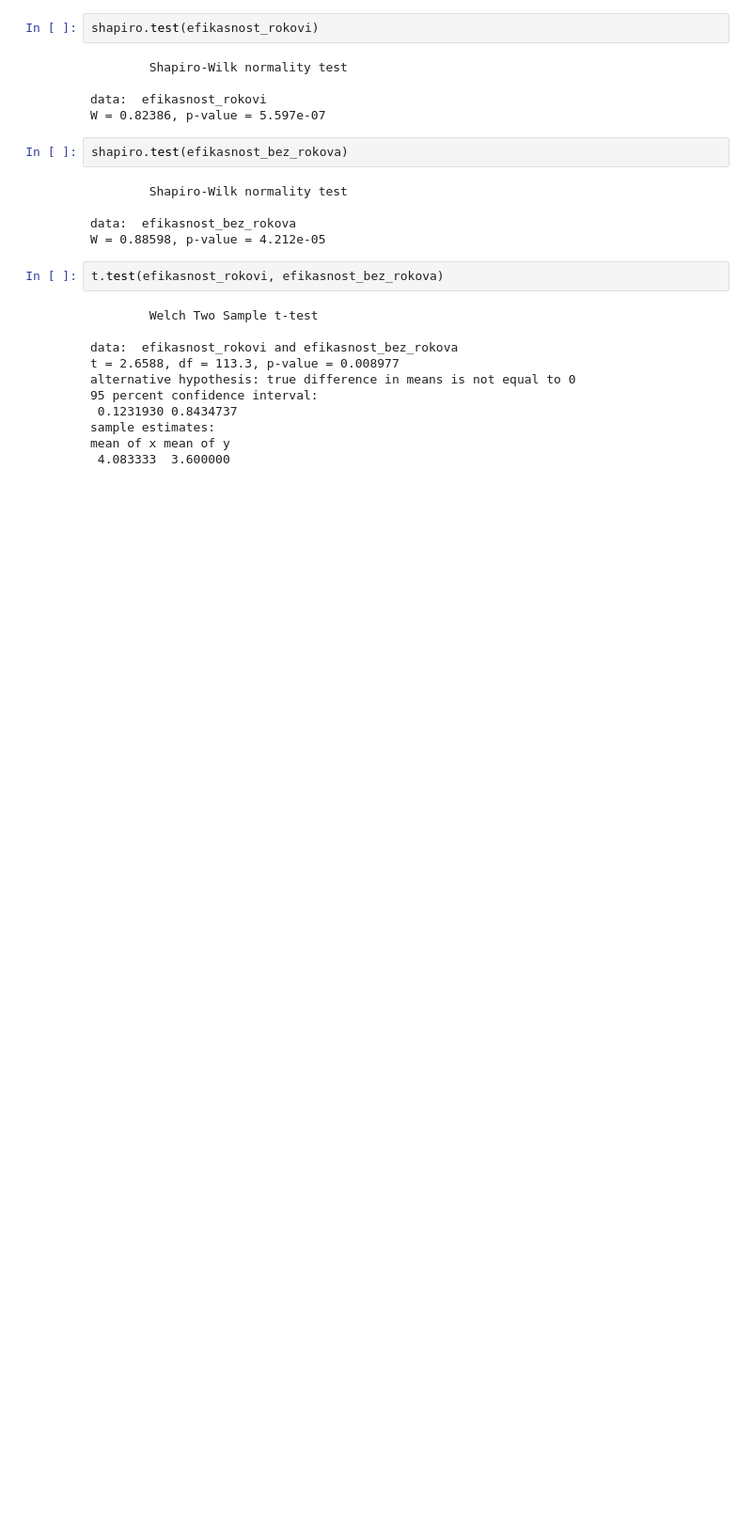
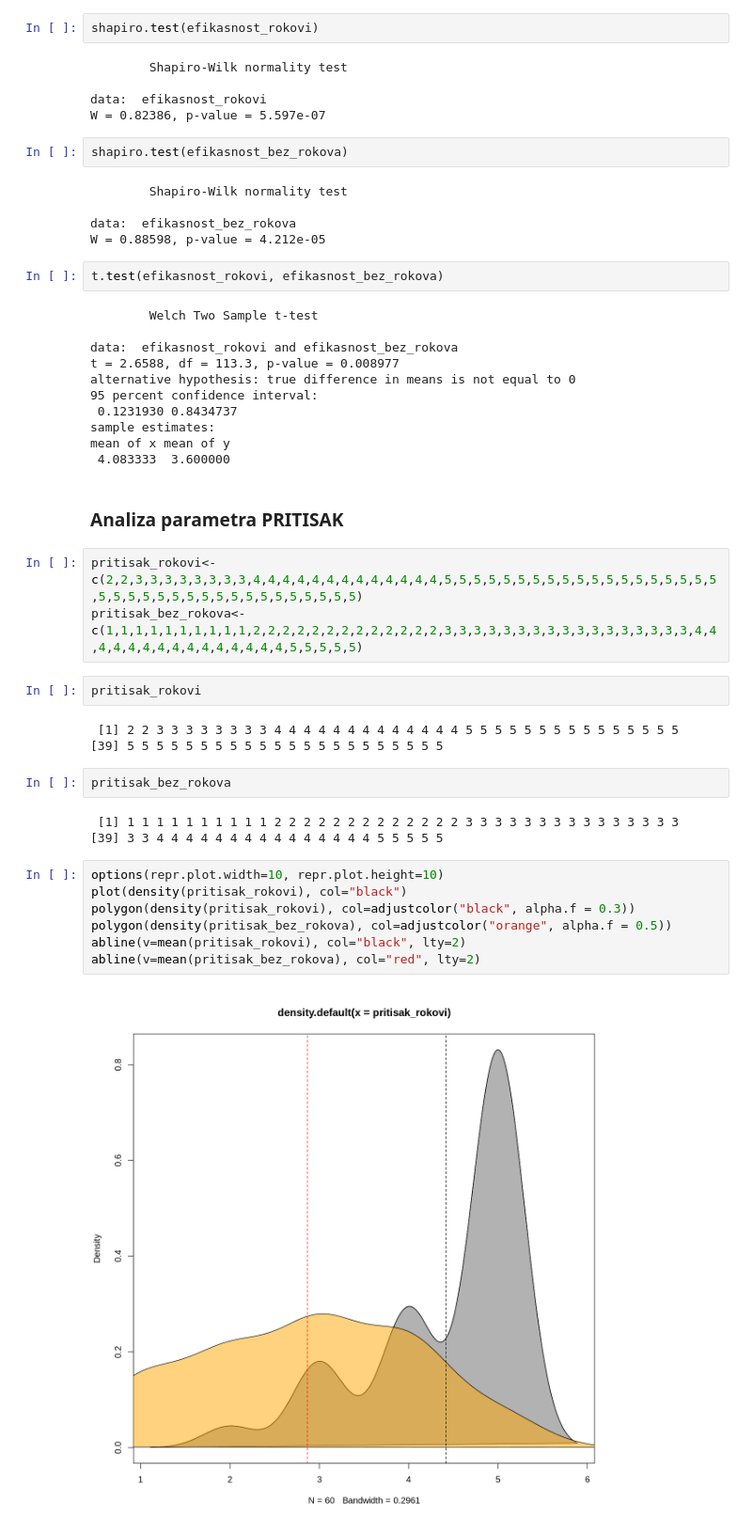
Before and after one commit to bojananeskovic/Empirical-software-engineering, a Jupyter notebook: Time_Pressure_[ESI].ipynb, the cells around one changed output. Shown at 94% size. Saved outputs shown, nothing was run; the diff lists cells and outputs as text; blank space fills up the shorter version.

```diff
--- a/Time_Pressure_[ESI].ipynb
+++ b/Time_Pressure_[ESI].ipynb
@@ -70,3 +70,27 @@ alternative hypothesis: true difference in means is not equal to 0
 sample estimates:
 mean of x mean of y
  4.083333  3.600000
+# %% [markdown]
+### Analiza parametra **PRITISAK**
+# %%
+pritisak_rokovi<-c(2,2,3,3,3,3,3,3,3,3,4,4,4,4,4,4,4,4,4,4,4,4,4,5,5,5,5,5,5,5,5,5,5,5,5,5,5,5,5,5,5,5,5,5,5,5,5,5,5,5,5,5,5,5,5,5,5,5,5,5)
+pritisak_bez_rokova<-c(1,1,1,1,1,1,1,1,1,1,2,2,2,2,2,2,2,2,2,2,2,2,2,3,3,3,3,3,3,3,3,3,3,3,3,3,3,3,3,3,4,4,4,4,4,4,4,4,4,4,4,4,4,4,4,5,5,5,5,5)
+# %%
+pritisak_rokovi
+# %% [output]
+ [1] 2 2 3 3 3 3 3 3 3 3 4 4 4 4 4 4 4 4 4 4 4 4 4 5 5 5 5 5 5 5 5 5 5 5 5 5 5 5
+[39] 5 5 5 5 5 5 5 5 5 5 5 5 5 5 5 5 5 5 5 5 5 5
+# %%
+pritisak_bez_rokova
+# %% [output]
+ [1] 1 1 1 1 1 1 1 1 1 1 2 2 2 2 2 2 2 2 2 2 2 2 2 3 3 3 3 3 3 3 3 3 3 3 3 3 3 3
+[39] 3 3 4 4 4 4 4 4 4 4 4 4 4 4 4 4 4 5 5 5 5 5
+# %%
+options(repr.plot.width=10, repr.plot.height=10)
+plot(density(pritisak_rokovi), col="black")
+polygon(density(pritisak_rokovi), col=adjustcolor("black", alpha.f = 0.3))
+polygon(density(pritisak_bez_rokova), col=adjustcolor("orange", alpha.f = 0.5))
+abline(v=mean(pritisak_rokovi), col="black", lty=2)
+abline(v=mean(pritisak_bez_rokova), col="red", lty=2)
+# %% [output]
+[figure, added]
```
Also changed, not shown: parts of 15 cells of this notebook.
